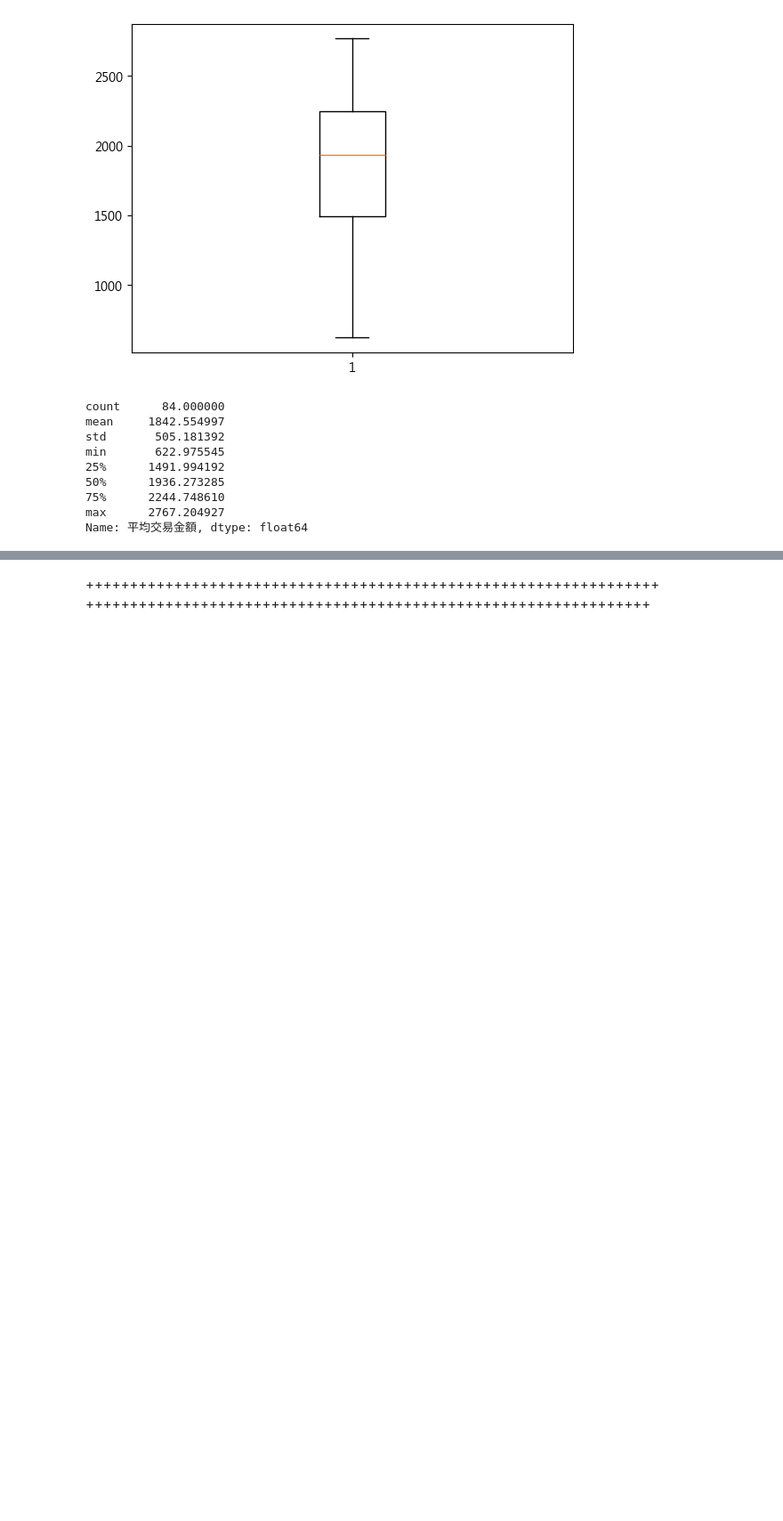
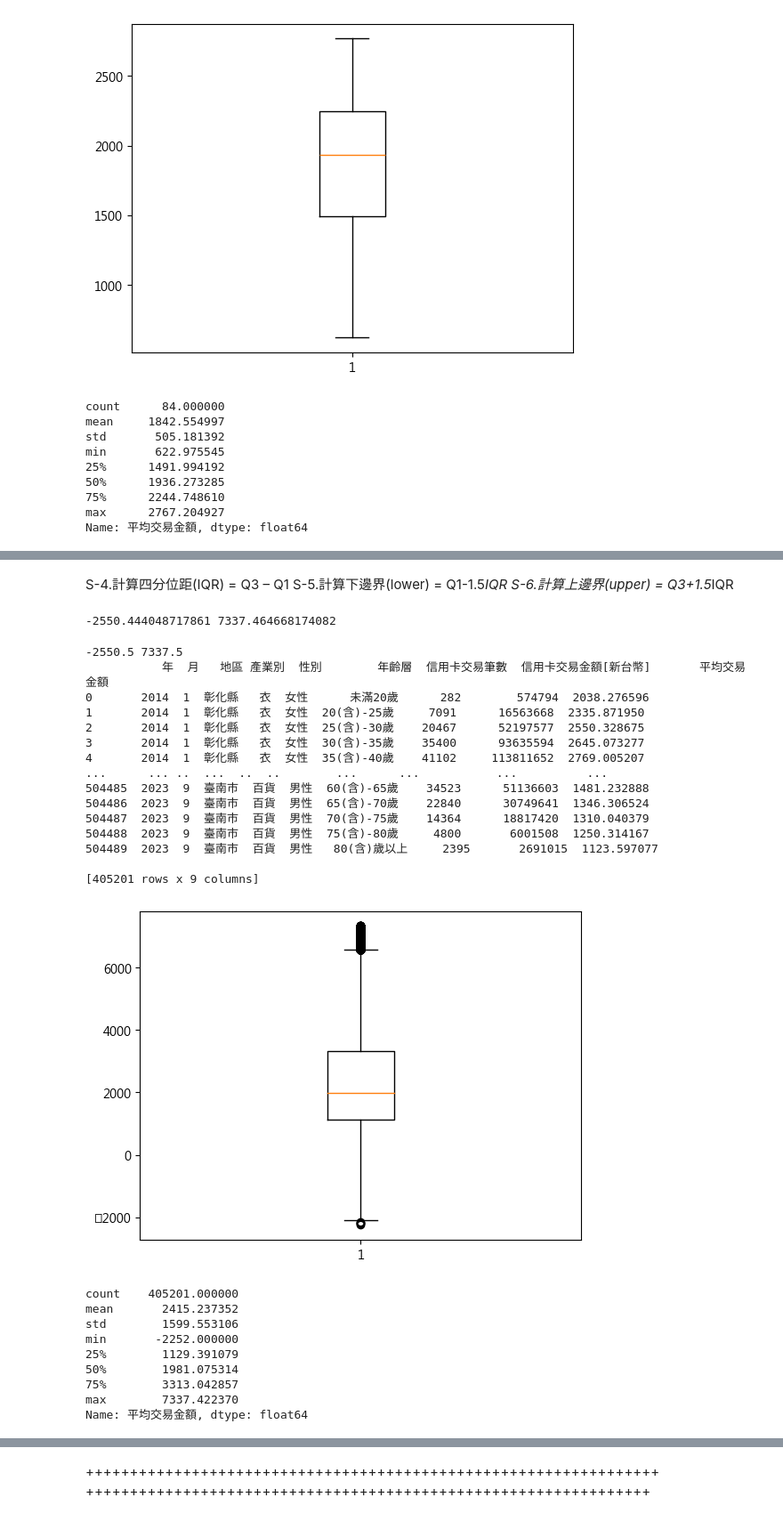
Before and after one commit to George1120901/..__creditcard__, a Jupyter notebook: test4-heatMap.ipynb, the cells around one changed output, grey strips where cells are left out. Shown at 89% size. Saved outputs shown, nothing was run; the diff lists cells and outputs as text; code cells hidden in the pictures; blank space fills up the shorter version.

```diff
--- a/test4-heatMap.ipynb
+++ b/test4-heatMap.ipynb
@@ -431,2 +431,62 @@ min     -131114.000000
 max      202721.375000
 Name: 平均交易金額, dtype: float64
+# %% [markdown]
+S-4.計算四分位距(IQR) = Q3 – Q1
+S-5.計算下邊界(lower) = Q1-1.5*IQR
+S-6.計算上邊界(upper) = Q3+1.5*IQR
+# %%
+# 設定區間
+#IQR
+IQR = np.percentile(df_b['平均交易金額'], 75) - np.percentile(df_b['平均交易金額'], 25)
+#lower_bound = 1157.9-1.5*(3633.9-1157.9)
+lower_bound = np.percentile(df_b['平均交易金額'], 25) -1.5*IQR
+
+#upper_bound = 3633.9+1.5*(3633.9-1157.9)
+upper_bound = np.percentile(df_b['平均交易金額'], 75) +1.5*IQR
+print(lower_bound, upper_bound)
+# %% [output]
+-2550.444048717861 7337.464668174082
+# %%
+# 設定區間
+lower_bound = 1157.5-1.5*(3629.5-1157.5)
+upper_bound = 3629.5+1.5*(3629.5-1157.5)
+print(lower_bound, upper_bound)
+
+# 使用條件篩選
+filtered_df = df_b[(df_b['平均交易金額'] >= lower_bound) &
+                 (df_b['平均交易金額'] <= upper_bound)]
+
+# 打印篩選後的 DataFrame
+print(filtered_df)
+
+x = filtered_df['平均交易金額']
+plt.boxplot(x)
+plt.show()
+
+filtered_df['平均交易金額'].describe(include='all')
+# %% [output]
+-2550.5 7337.5
+           年  月   地區 產業別  性別        年齡層  信用卡交易筆數  信用卡交易金額[新台幣]       平均交易金額
+0       2014  1  彰化縣   衣  女性      未滿20歲      282        574794  2038.276596
+1       2014  1  彰化縣   衣  女性  20(含)-25歲     7091      16563668  2335.871950
+2       2014  1  彰化縣   衣  女性  25(含)-30歲    20467      52197577  2550.328675
+3       2014  1  彰化縣   衣  女性  30(含)-35歲    35400      93635594  2645.073277
+4       2014  1  彰化縣   衣  女性  35(含)-40歲    41102     113811652  2769.005207
+...      ... ..  ...  ..  ..        ...      ...           ...          ...
+504485  2023  9  臺南市  百貨  男性  60(含)-65歲    34523      51136603  1481.232888
+504486  2023  9  臺南市  百貨  男性  65(含)-70歲    22840      30749641  1346.306524
+504487  2023  9  臺南市  百貨  男性  70(含)-75歲    14364      18817420  1310.040379
+504488  2023  9  臺南市  百貨  男性  75(含)-80歲     4800       6001508  1250.314167
+504489  2023  9  臺南市  百貨  男性   80(含)歲以上     2395       2691015  1123.597077
+
+[405201 rows x 9 columns]
+[figure, added]
+count    405201.000000
+mean       2415.237352
+std        1599.553106
+min       -2252.000000
+25%        1129.391079
+50%        1981.075314
+75%        3313.042857
+max        7337.422370
+Name: 平均交易金額, dtype: float64
```
Also changed, not shown: parts of 9 cells of this notebook.
